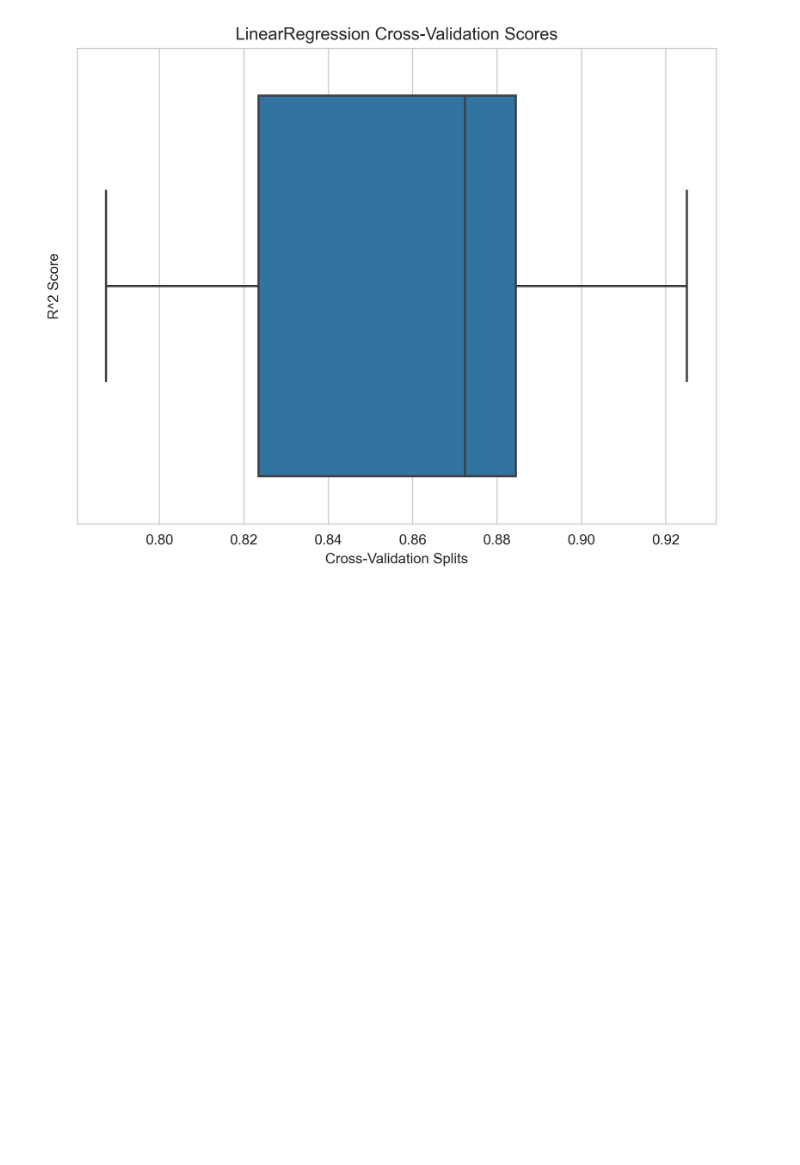
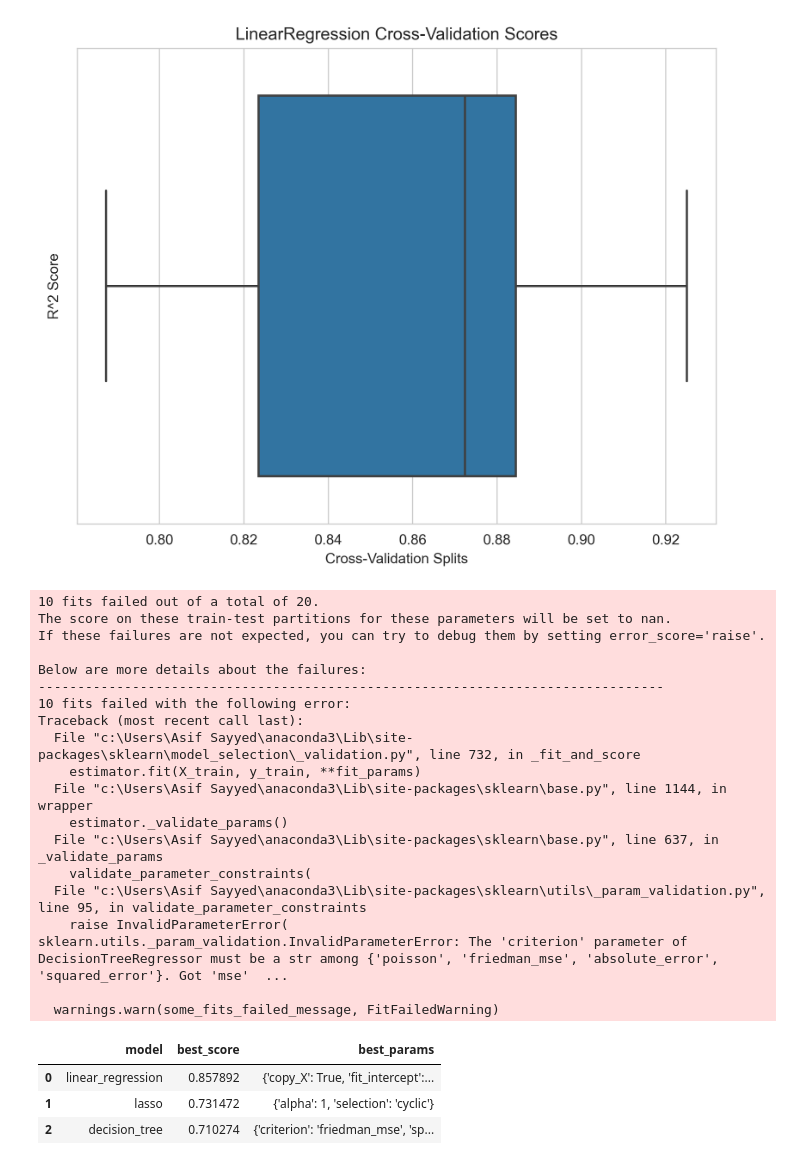
Before and after one commit to Asifdotexe/real-estate-price-prediction, a Jupyter notebook: python/Model Development on House Price data.ipynb, the cells around one changed output. Drawn from its saved outputs; the diff is of its cells as text; code cells hidden in the pictures; blank space fills up the shorter version.

Commit message:
#3 Applied GridSearchCV to find the best model and hyper parameter

```diff
--- a/python/Model Development on House Price data.ipynb
+++ b/python/Model Development on House Price data.ipynb
@@ -79,3 +82,72 @@ Minimum cross-validation score is 0.7873828605221513
 Mean cross-validation score is 0.8580531112021926
 Maximum cross-validation score is 0.9250404698316826
 [figure]
+# %%
+def best_model_gridsearch(X, y):
+    algorithms = {
+        'linear_regression':{
+            'model': LinearRegression(),
+            'params':{
+                'copy_X' : [True, False],
+                'fit_intercept' : [True, False],
+                'n_jobs' : [1,2,3],
+                'positive' : [True, False]
+            }
+        },
+        'lasso': {
+            'model': Lasso(),
+            'params':{
+                'alpha':[1,2],
+                'selection':['random','cyclic']
+            }
+        },
+        'decision_tree': {
+            'model': DecisionTreeRegressor(),
+            'params':{
+                'criterion': ['mse', 'friedman_mse', 'absolute_error', 'squared_error'],
+                'splitter': ['best','random']
+            }
+        }
+    }
+
+    # creating an empty list to store scores
+    scores = []
+    cv = ShuffleSplit(n_splits=5, test_size=0.2, random_state=0)
+    for  algo, config in algorithms.items():
+        search = GridSearchCV(config['model'],
+                              config['params'],
+                              cv=cv,
+                              return_train_score=False)
+        search.fit(X,y)
+        scores.append({
+            'model': algo,
+            'best_score': search.best_score_,
+            'best_params': search.best_params_
+        })
+    return pd.DataFrame(scores, columns=['model','best_score', 'best_params'])
+# %%
+best_model_gridsearch(X,y)
+# %% [output]
+10 fits failed out of a total of 20.
+The score on these train-test partitions for these parameters will be set to nan.
+If these failures are not expected, you can try to debug them by setting error_score='raise'.
+
+Below are more details about the failures:
+--------------------------------------------------------------------------------
+10 fits failed with the following error:
+Traceback (most recent call last):
+  File "c:\Users\Asif Sayyed\anaconda3\Lib\site-packages\sklearn\model_selection\_validation.py", line 732, in _fit_and_score
+    estimator.fit(X_train, y_train, **fit_params)
+  File "c:\Users\Asif Sayyed\anaconda3\Lib\site-packages\sklearn\base.py", line 1144, in wrapper
+    estimator._validate_params()
+  File "c:\Users\Asif Sayyed\anaconda3\Lib\site-packages\sklearn\base.py", line 637, in _validate_params
+    validate_parameter_constraints(
+  File "c:\Users\Asif Sayyed\anaconda3\Lib\site-packages\sklearn\utils\_param_validation.py", line 95, in validate_parameter_constraints
+    raise InvalidParameterError(
+sklearn.utils._param_validation.InvalidParameterError: The 'criterion' parameter of DecisionTreeRegressor must be a str among {'poisson', 'friedman_mse', 'absolute_error', 'squared_error'}. Got 'mse'  ...
+
+  warnings.warn(some_fits_failed_message, FitFailedWarning)
+|  | model | best_score | best_params |
+| 0 | linear_regression | 0.857892 | {'copy_X': True, 'fit_intercept':... |
+| 1 | lasso | 0.731472 | {'alpha': 1, 'selection': 'cyclic'} |
+| 2 | decision_tree | 0.710274 | {'criterion': 'friedman_mse', 'sp... |
```
Also changed, not shown: parts of 1 cell of this notebook.
